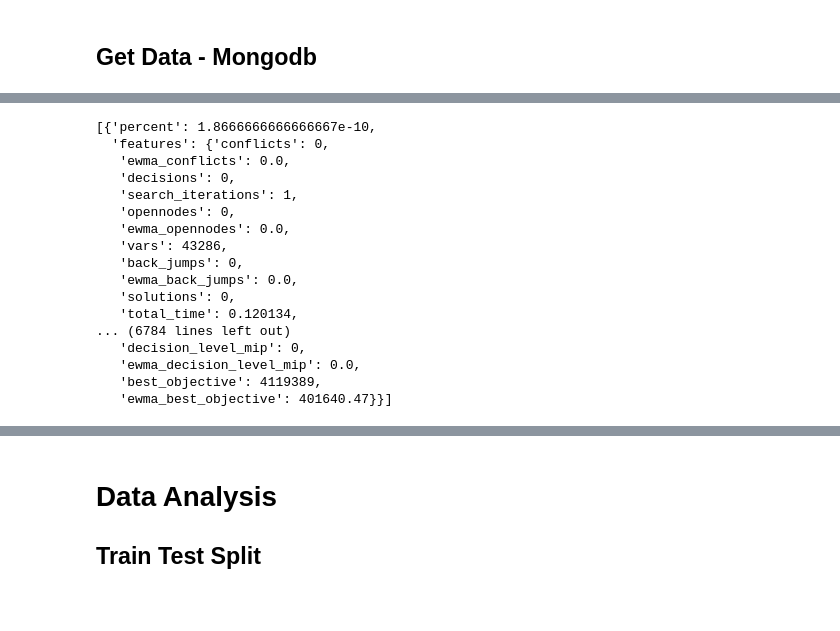
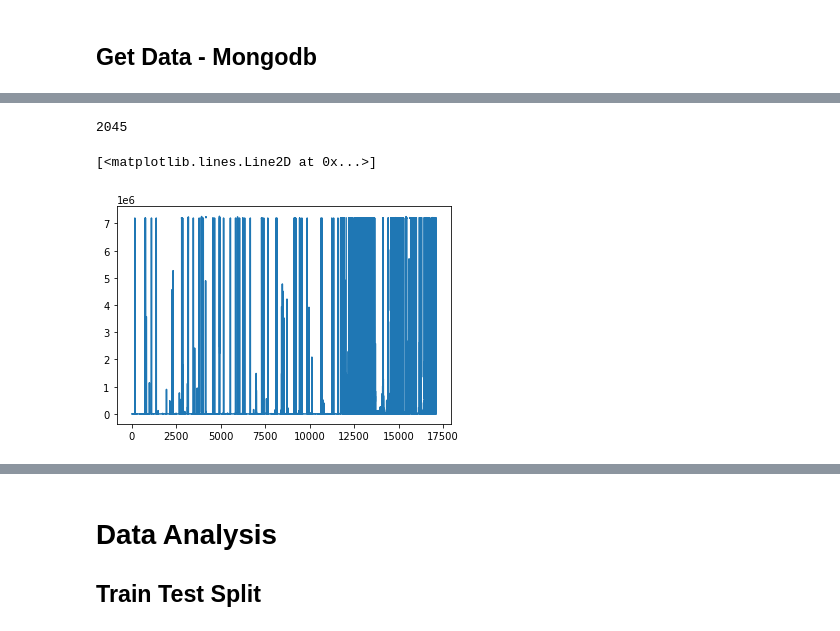
Before and after one commit to IDMP-B-2022/done-soon, a Jupyter notebook: Analysis.ipynb, the cells around one changed output, grey strips where cells are left out. Saved outputs shown, nothing was run; the diff lists cells and outputs as text; code cells hidden in the pictures; blank space fills up the shorter version.

```diff
--- a/Analysis.ipynb
+++ b/Analysis.ipynb
@@ -72,24 +72,15 @@ finishes_after_lower_bound
+# %%
+all_data['time_to_solution'].isna().sum()
+# %% [output]
+2045
+# %%
+plt.plot(all_data['time_to_solution'])
+# %% [output]
+[<matplotlib.lines.Line2D at 0x...>]
+[figure, added]
 # %%
 #test
-finishes_after_lower_bound.statistics[0]
+#finishes_after_lower_bound.statistics[1]
-# %% [output]
-[{'percent': 1.8666666666666667e-10,
-  'features': {'conflicts': 0,
-   'ewma_conflicts': 0.0,
-   'decisions': 0,
-   'search_iterations': 1,
-   'opennodes': 0,
-   'ewma_opennodes': 0.0,
-   'vars': 43286,
-   'back_jumps': 0,
-   'ewma_back_jumps': 0.0,
-   'solutions': 0,
-   'total_time': 0.120134,
-... (6784 lines left out)
-   'decision_level_mip': 0,
-   'ewma_decision_level_mip': 0.0,
-   'best_objective': 4119389,
-   'ewma_best_objective': 401640.47}}]
 # %%
 def cleanup(df):
     del df["decision_level_sat"]
```
Also changed, not shown: parts of 15 cells of this notebook.
